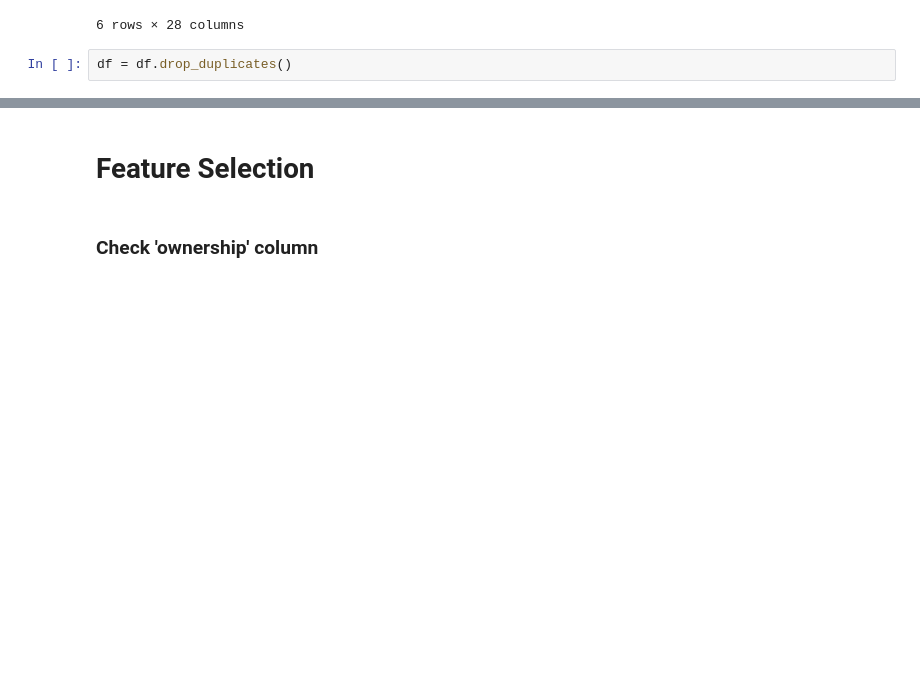
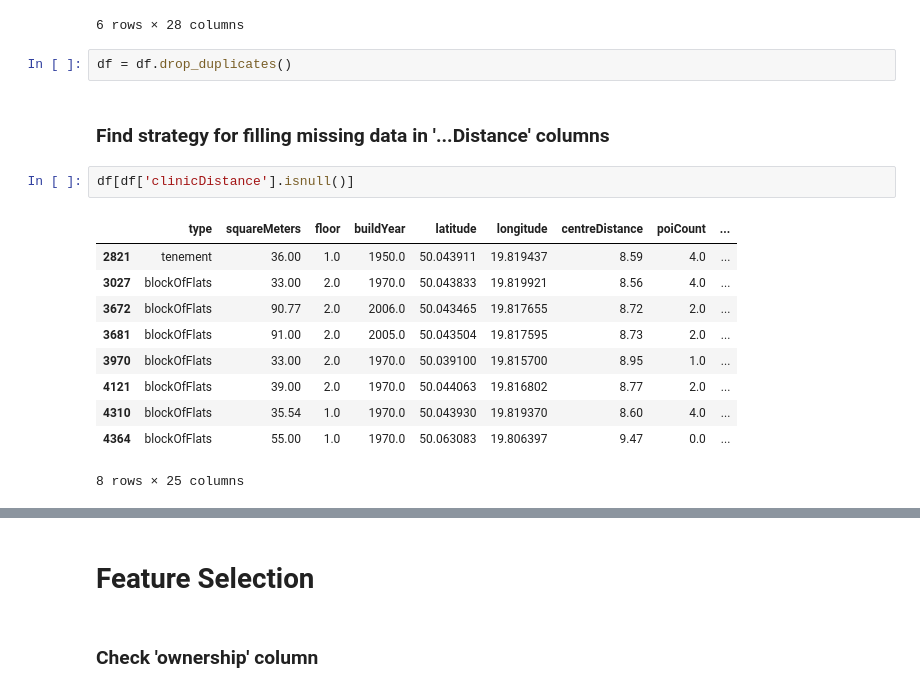
Before and after one commit to turekmagdalena/DataScienceProjects, a Jupyter notebook: Apartment_Prices_in_Poland.ipynb, the cells around one changed output, grey strips where cells are left out. Saved outputs shown, nothing was run; the diff lists cells and outputs as text; blank space fills up the shorter version.

```diff
--- a/Apartment_Prices_in_Poland.ipynb
+++ b/Apartment_Prices_in_Poland.ipynb
@@ -966,3 +956,18 @@ duplicates
 6 rows × 28 columns
 # %%
 df = df.drop_duplicates()
+# %% [markdown]
+### Find strategy for filling missing data in '...Distance' columns
+# %%
+df[df['clinicDistance'].isnull()]
+# %% [output]
+|  | type | squareMeters | floor | buildYear | latitude | longitude | centreDistance | poiCount | ... |
+| 2821 | tenement | 36.00 | 1.0 | 1950.0 | 50.043911 | 19.819437 | 8.59 | 4.0 | ... |
+| 3027 | blockOfFlats | 33.00 | 2.0 | 1970.0 | 50.043833 | 19.819921 | 8.56 | 4.0 | ... |
+| 3672 | blockOfFlats | 90.77 | 2.0 | 2006.0 | 50.043465 | 19.817655 | 8.72 | 2.0 | ... |
+| 3681 | blockOfFlats | 91.00 | 2.0 | 2005.0 | 50.043504 | 19.817595 | 8.73 | 2.0 | ... |
+| 3970 | blockOfFlats | 33.00 | 2.0 | 1970.0 | 50.039100 | 19.815700 | 8.95 | 1.0 | ... |
+| 4121 | blockOfFlats | 39.00 | 2.0 | 1970.0 | 50.044063 | 19.816802 | 8.77 | 2.0 | ... |
+| 4310 | blockOfFlats | 35.54 | 1.0 | 1970.0 | 50.043930 | 19.819370 | 8.60 | 4.0 | ... |
+| 4364 | blockOfFlats | 55.00 | 1.0 | 1970.0 | 50.063083 | 19.806397 | 9.47 | 0.0 | ... |
+8 rows × 25 columns
```
Also changed, not shown: parts of 18 cells of this notebook.
